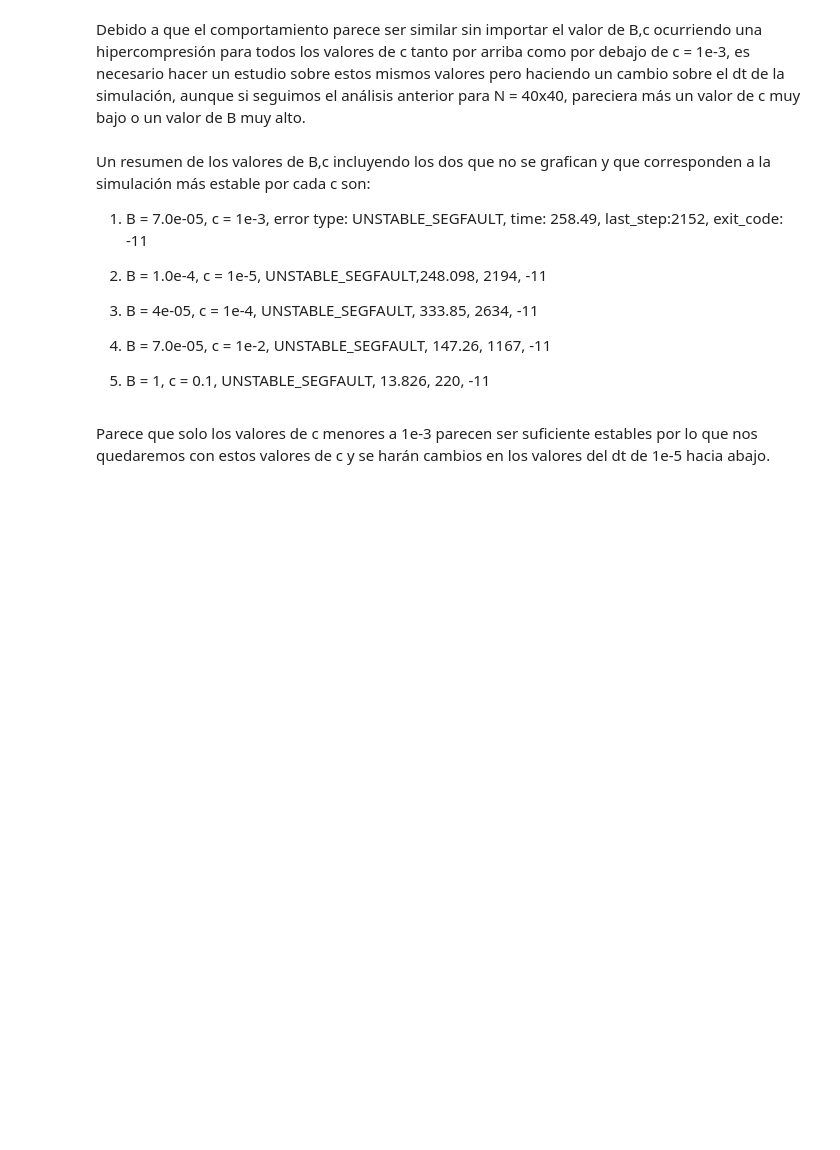
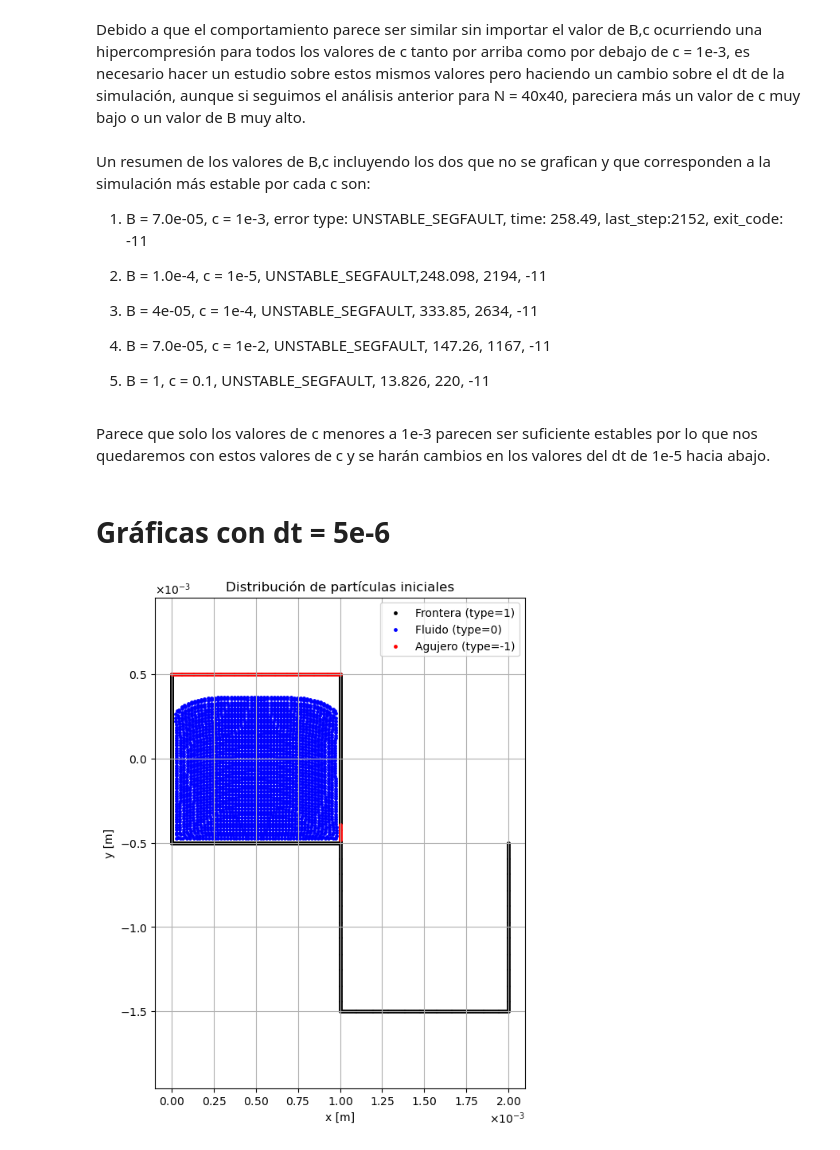
Before and after one commit to Hdavid1123/NeighboorsFloodSPH, a Jupyter notebook: Config/GraphBcNtree.ipynb, the cells around one changed output. Drawn from its saved outputs; the diff is of its cells as text; code cells hidden in the pictures; blank space fills up the shorter version.

```diff
--- a/Config/GraphBcNtree.ipynb
+++ b/Config/GraphBcNtree.ipynb
@@ -129,3 +130,13 @@ Un resumen de los valores de B,c incluyendo los dos que no se grafican y que cor
     -11
 # %% [markdown]
 Parece que solo los valores de c menores a 1e-3 parecen ser suficiente estables por lo que nos quedaremos con estos valores de c y se harán cambios en los valores del dt de 1e-5 hacia abajo.
+# %% [markdown]
+# Gráficas con dt = 5e-6
+# %%
+AnalysisNtreeDt5e_6 = f"{PROJECT_ROOT}/Output/EstAnalysisRhoNtreeDt5e-6x15sim/"
+
+plot15e_6 = f"{AnalysisNtreeDt5e_6}/N_50/B_1.0e+01_c_1.0e-03/Output/state_2600.txt"
+
+plot_ics(plot15e_6)
+# %% [output]
+[figure, added]
```
Also changed, not shown: parts of 9 cells of this notebook, 6 other files.
